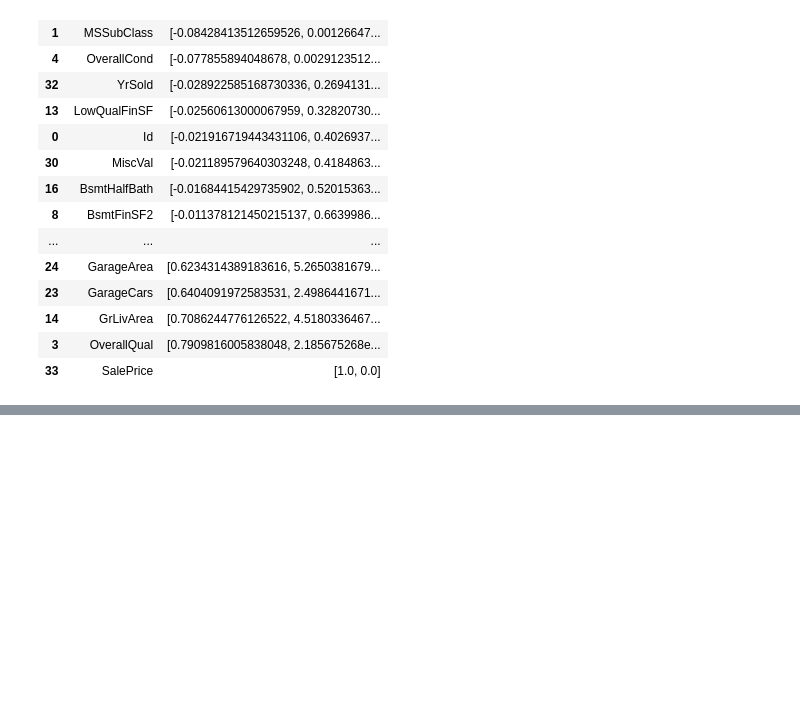
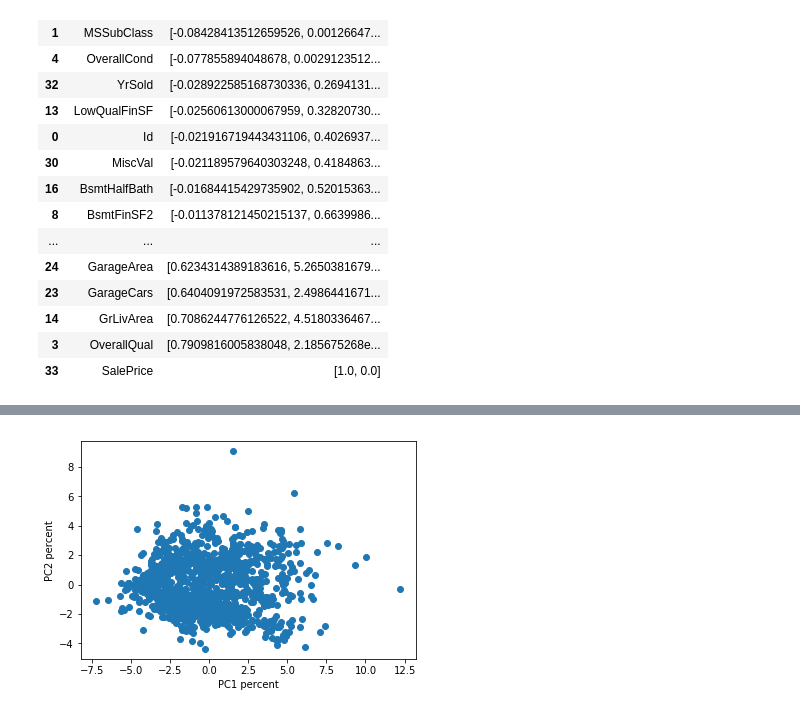
Before and after one commit to foreverloop/house-regress-k, a Jupyter notebook: HouseRegression.ipynb, the cells around one changed output, grey strips where cells are left out. Saved outputs shown, nothing was run; the diff lists cells and outputs as text; code cells hidden in the pictures; blank space fills up the shorter version.

```diff
--- a/HouseRegression.ipynb
+++ b/HouseRegression.ipynb
@@ -215,0 +258,9 @@ principalComp = df_train.dot(top2Matrix)
+# %%
+#not very useful again since it's just one big blob of data
+pca_df = pd.DataFrame(pca_fin,columns=labelsp)
+plt.scatter(pca_df.PC1,pca_df.PC2)
+plt.xlabel("PC1 percent")
+plt.ylabel("PC2 percent")
+plt.show()
+# %% [output]
+[figure, added]
```
Also changed, not shown: parts of 6 cells of this notebook.
